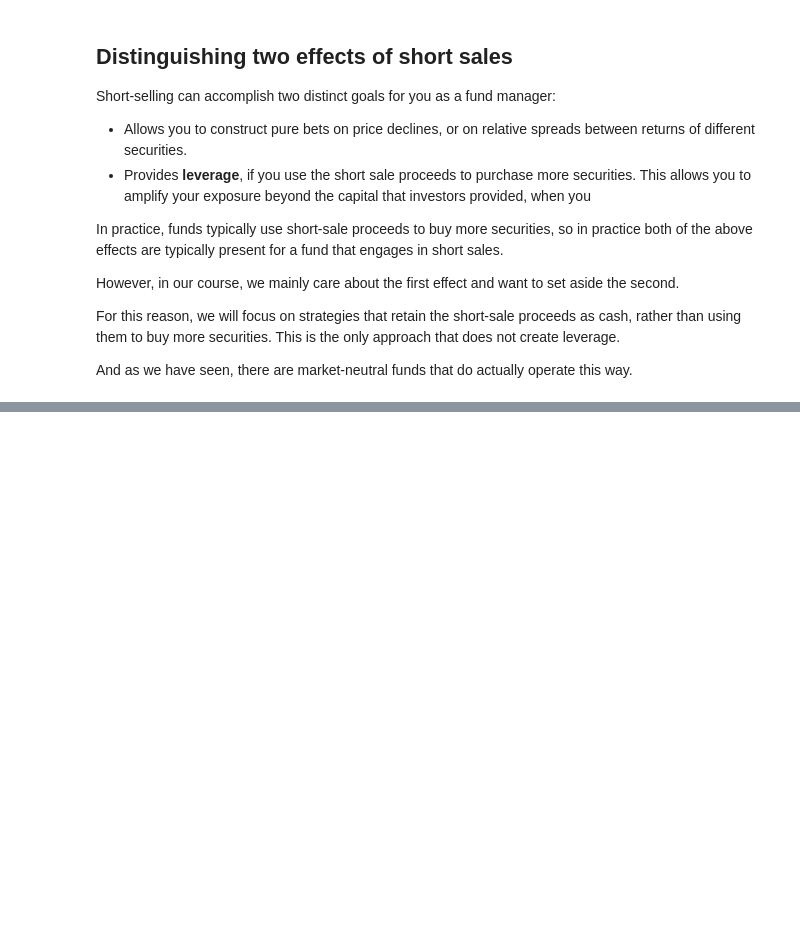
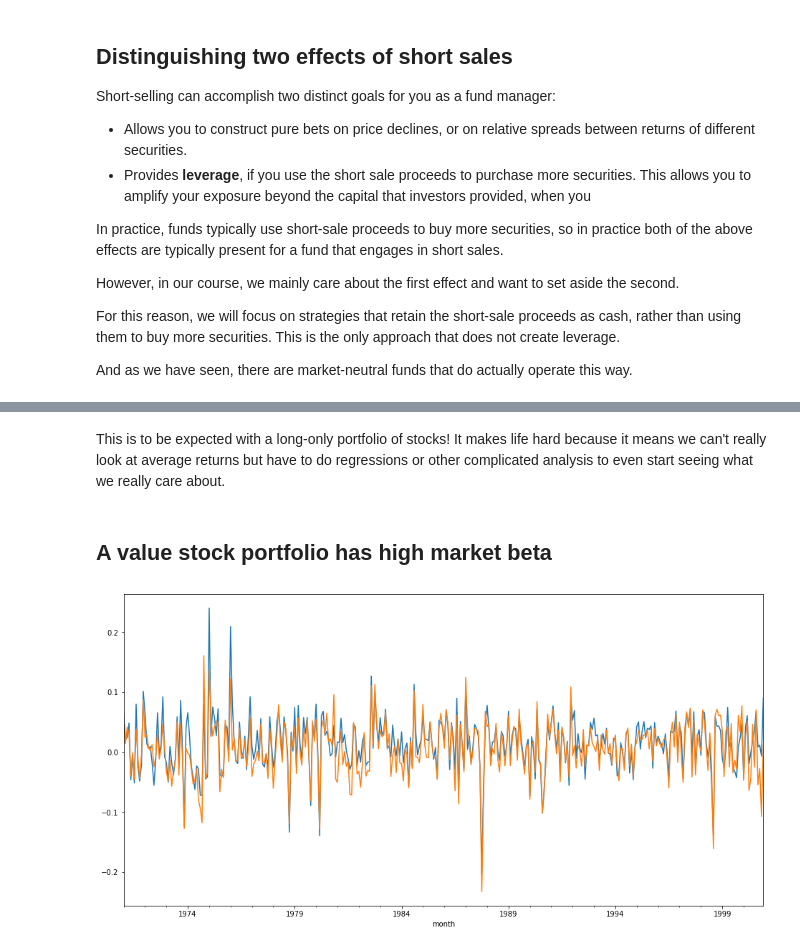
Before and after one commit to wgjm1986/Investments, a Jupyter notebook: Module 3/Week 11 - Short sales and dollar-neutral strategies/Short sales and dollar-neutral strategies.ipynb, the cells around one changed output, grey strips where cells are left out. Saved outputs shown, nothing was run; the diff lists cells and outputs as text; code cells hidden in the pictures; blank space fills up the shorter version.

```diff
--- a/Module 3/Week 11 - Short sales and dollar-neutral strategies/Short sales and dollar-neutral strategies.ipynb
+++ b/Module 3/Week 11 - Short sales and dollar-neutral strategies/Short sales and dollar-neutral strategies.ipynb
@@ -177,0 +410,9 @@ And as we have seen, there are market-neutral funds that do actually operate thi
+# %% [markdown]
+This is to be expected with a long-only portfolio of stocks! It makes life hard because it means we can't really look at average returns but have to do regressions or other complicated analysis to even start seeing what we really care about.
+# %% [markdown]
+## A value stock portfolio has high market beta
+# %%
+hi30bm.plot();
+mktrf.plot();
+# %% [output]
+[figure, added]
```
Also changed, not shown: parts of 45 cells of this notebook, 4 other files.
